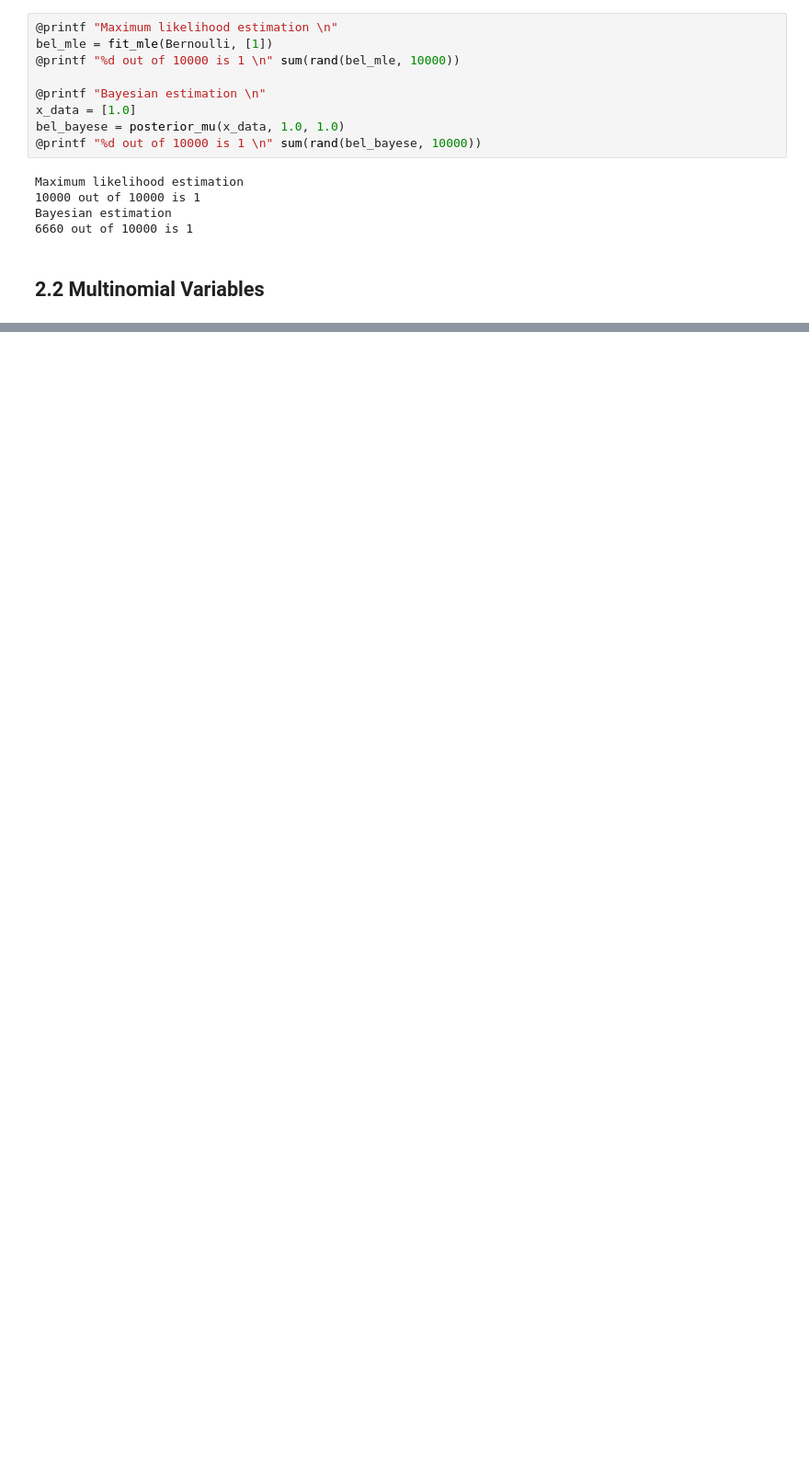
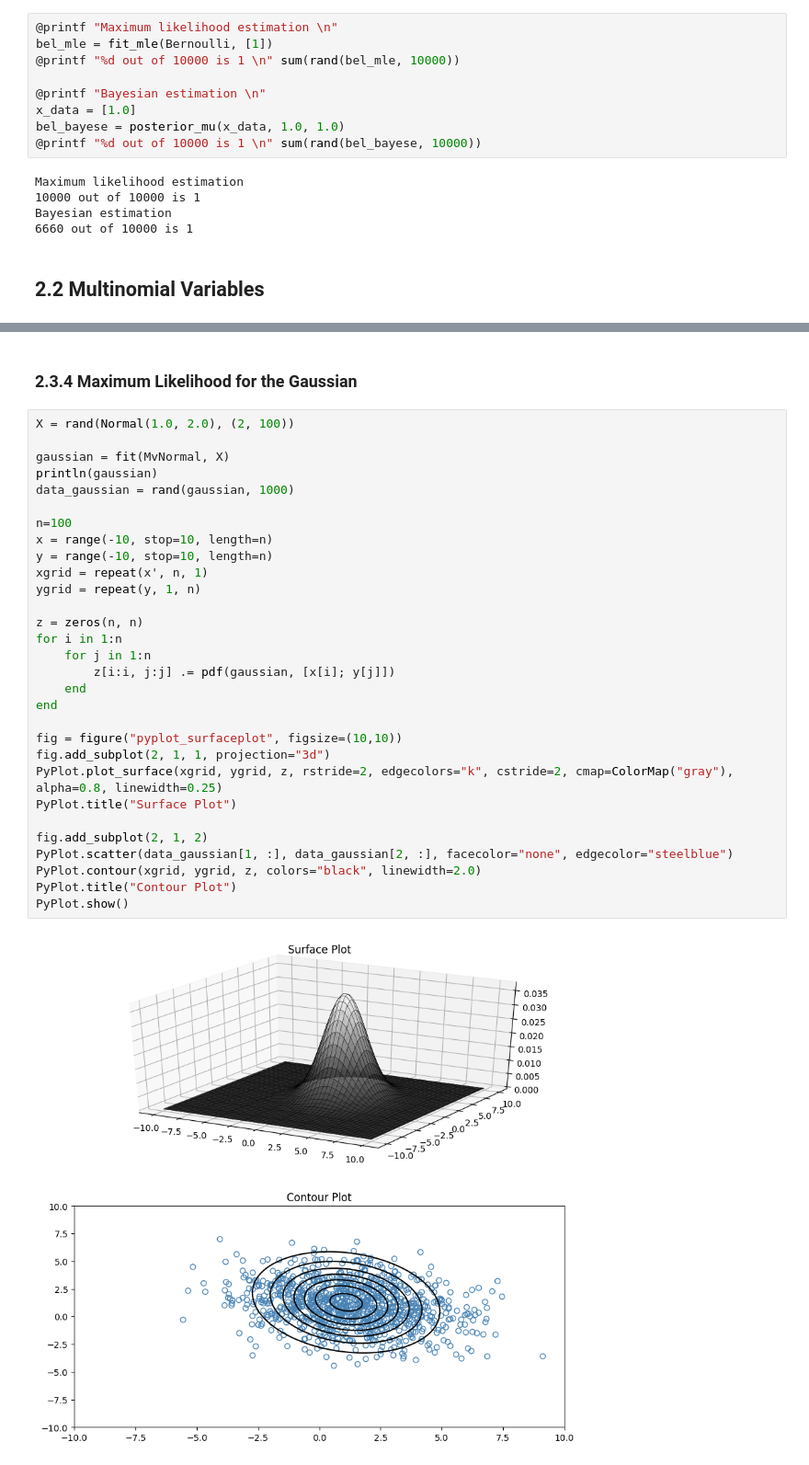
Before and after one commit to szmlb/PRML-jl, a Jupyter notebook: notebooks/ch02_Probability_Distributions.ipynb, the cells around one changed output, grey strips where cells are left out. Shown at 92% size. Drawn from its saved outputs; the diff is of its cells as text; blank space fills up the shorter version.

```diff
--- a/notebooks/ch02_Probability_Distributions.ipynb
+++ b/notebooks/ch02_Probability_Distributions.ipynb
@@ -100,0 +148,34 @@ DiscreteNonParametric{Int64,Float64,Base.OneTo{Int64},Array{Float64,1}}(support=
+# %% [markdown]
+### 2.3.4 Maximum Likelihood for the Gaussian
+# %%
+X = rand(Normal(1.0, 2.0), (2, 100))
+
+gaussian = fit(MvNormal, X)
+println(gaussian)
+data_gaussian = rand(gaussian, 1000)
+
+n=100
+x = range(-10, stop=10, length=n)
+y = range(-10, stop=10, length=n)
+xgrid = repeat(x', n, 1)
+ygrid = repeat(y, 1, n)
+
+z = zeros(n, n)
+for i in 1:n
+    for j in 1:n
+        z[i:i, j:j] .= pdf(gaussian, [x[i]; y[j]])
+    end
+end
+
+fig = figure("pyplot_surfaceplot", figsize=(10,10))
+fig.add_subplot(2, 1, 1, projection="3d")
+PyPlot.plot_surface(xgrid, ygrid, z, rstride=2, edgecolors="k", cstride=2, cmap=ColorMap("gray"), alpha=0.8, linewidth=0.25)
+PyPlot.title("Surface Plot")
+
+fig.add_subplot(2, 1, 2)
+PyPlot.scatter(data_gaussian[1, :], data_gaussian[2, :], facecolor="none", edgecolor="steelblue")
+PyPlot.contour(xgrid, ygrid, z, colors="black", linewidth=2.0)
+PyPlot.title("Contour Plot")
+PyPlot.show()
+# %% [output]
+[figure, added]
```
Also changed, not shown: parts of 7 cells of this notebook.
